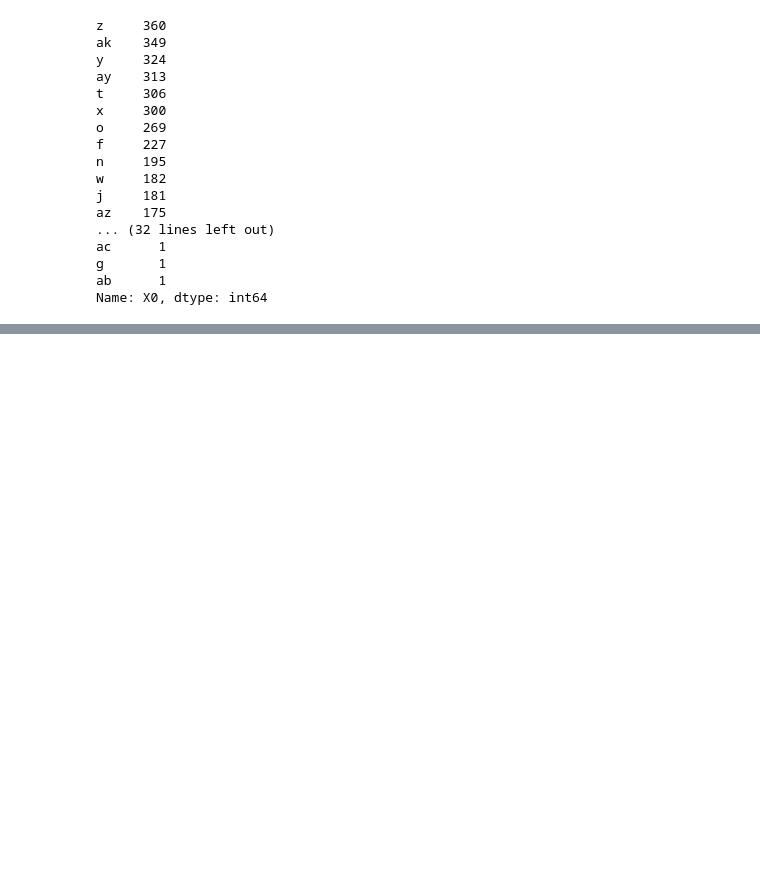
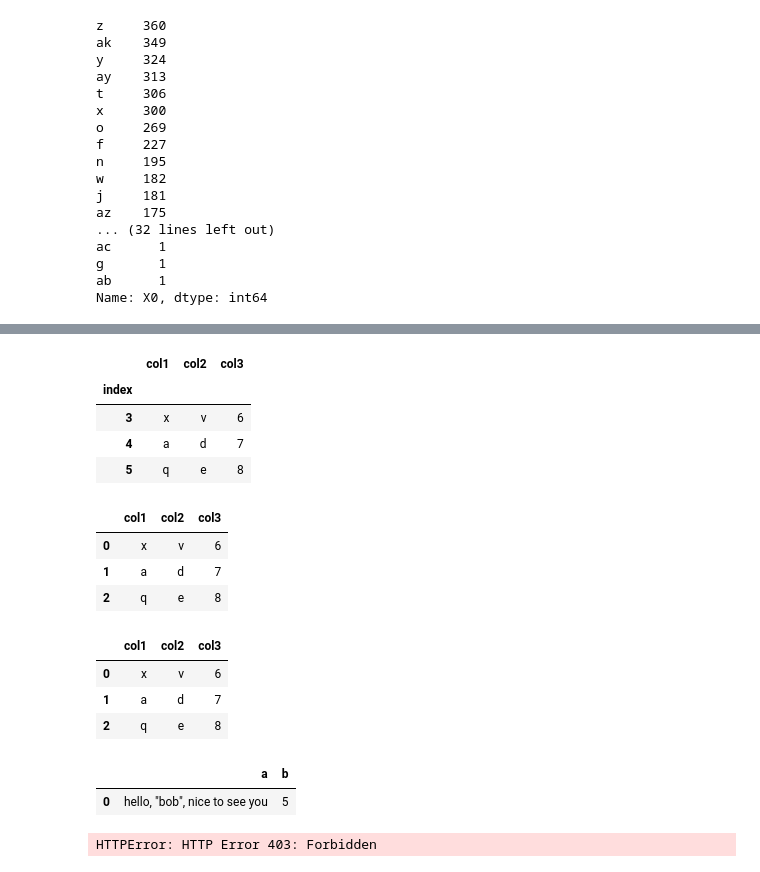
Before and after one commit to santoshnainala/Python_Basic_to_Advanced, a Jupyter notebook: Python Practice.ipynb, the cells around one changed output, grey strips where cells are left out. Saved outputs shown, nothing was run; the diff lists cells and outputs as text; code cells hidden in the pictures; blank space fills up the shorter version.

```diff
--- a/Python Practice.ipynb
+++ b/Python Practice.ipynb
@@ -552,0 +664,22 @@ Name: X0, dtype: int64
+# %%
+pd.read_csv(StringIO(data1),index_col=0)
+# %% [output]
+|  | col1 | col2 | col3 |
+| index |  |  |  |
+| 3 | x | v | 6 |
+| 4 | a | d | 7 |
+| 5 | q | e | 8 |
+# %%
+pd.read_csv(StringIO(data))
+# %% [output]
+|  | col1 | col2 | col3 |
+| 0 | x | v | 6 |
+| 1 | a | d | 7 |
+| 2 | q | e | 8 |
+# %%
+pd.read_csv(StringIO(data),index_col=False)
+# %% [output]
+|  | col1 | col2 | col3 |
+| 0 | x | v | 6 |
+| 1 | a | d | 7 |
+| 2 | q | e | 8 |
@@ -552,0 +688,11 @@ Name: X0, dtype: int64
+# %%
+pd.read_csv(StringIO(data2),escapechar='\\')
+# %% [output]
+|  | a | b |
+| 0 | hello, "bob", nice to see you | 5 |
+# %%
+# url to csv
+df = pd.read_csv('https://download.bls.gov/pub/time.series/cu/cu.item',
+                 sep='\t')
+# %% [output]
+HTTPError: HTTP Error 403: Forbidden
```
Also changed, not shown: parts of 41 cells of this notebook.
